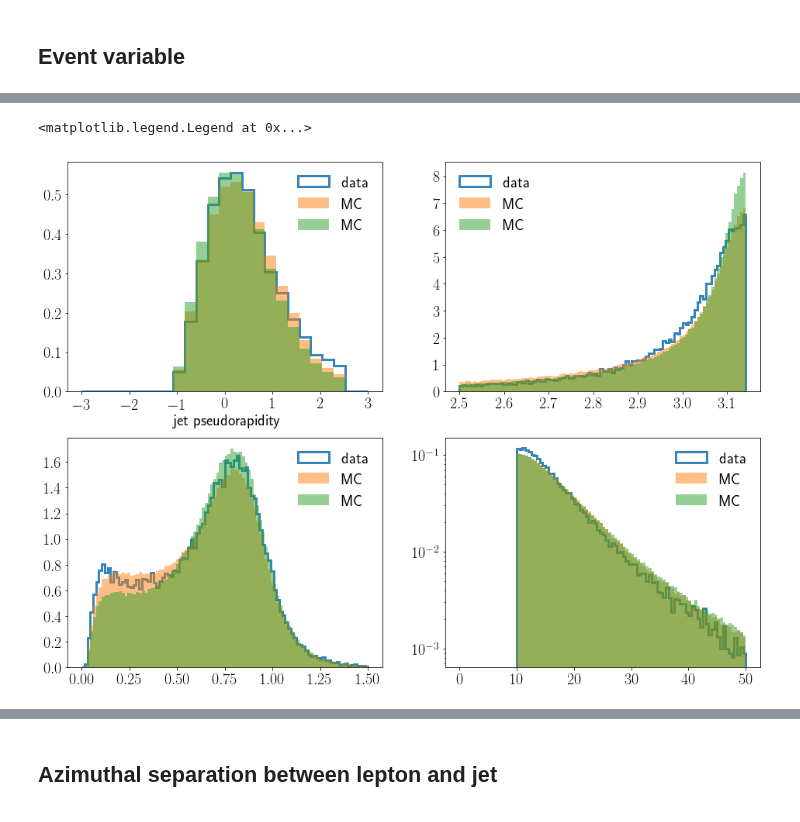
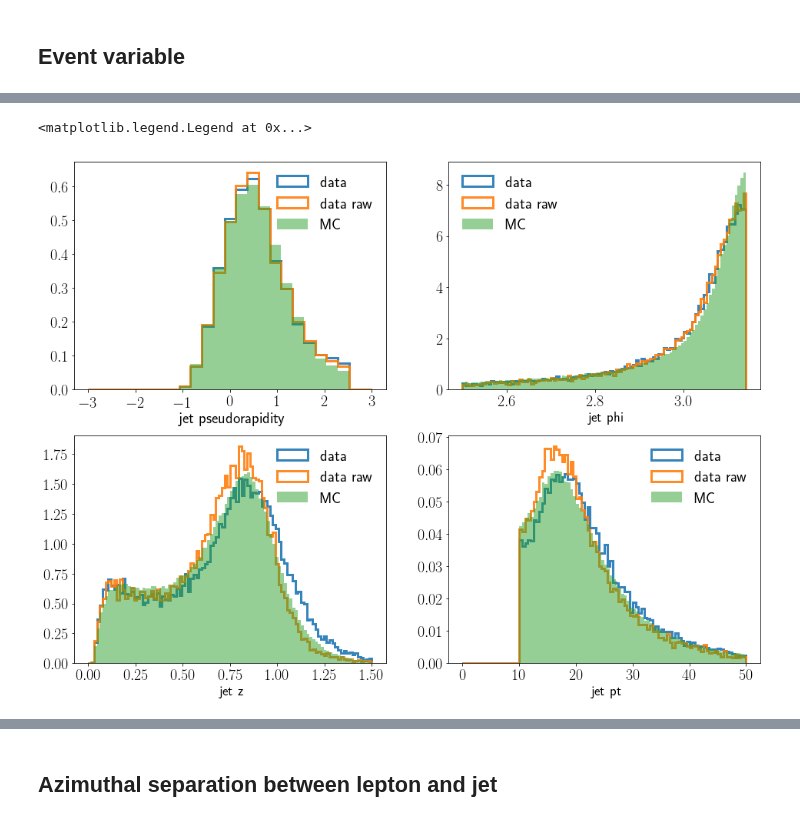
Before and after one commit to miguelignacio/disjets, a Jupyter notebook: disjets.ipynb, the cells around one changed output, grey strips where cells are left out. Cells and saved outputs as stored; diff of their text form; code cells hidden in the pictures.

```diff
--- a/disjets.ipynb
+++ b/disjets.ipynb
@@ -43,12 +39,22 @@ def getJetData(inputFiles, isMC=False):
     scalar.append('x')
     scalar.append('y')
     scalar.append('Q2')
+
+    scalar.append('x_es')
+    scalar.append('y_es')
+    scalar.append('Q2_es')
+
     scalar.append('vertex_z')
+    scalar.append('ptratio')
+    scalar.append('ptmiss')
+    scalar.append('acoplanarity')
+    scalar.append('Empz')
 
     scalar.append('e_eta')
     scalar.append('e_theta')
     scalar.append('e_p')
     scalar.append('e_pt')
+    scalar.append('e_phi')
 
     cols.append('jet_p')
     cols.append('jet_pt')
@@ -56,14 +62,16 @@ def getJetData(inputFiles, isMC=False):
     cols.append('jet_dphi')
     cols.append('jet_z')
     cols.append('jet_eta')
+    cols.append('jet_phi')
 
     if(isMC):
+        scalar.append('Weight')
+        scalar.append('WeightGen')
         cols.append('genjet_p')
         cols.append('genjet_pt')
         cols.append('genjet_qt')
         cols.append('genjet_dphi')
         cols.append('genjet_z')
-
 
     lists = scalar
     dataframes = []
@@ -128,7 +150,7 @@ def applyCutsJets(df,isMC=False):
     temp = applyCut(temp, 'abs(vertex_z)<25 and vertex_z!=0','abs(vertex_z)<25 and and vertex_z!=0')
     temp = applyCut(temp, '0.2 < y < 0.7', '0.2 < y < 0.7')
     temp = applyCut(temp, 'Q2>150', 'Q2>150')
-    temp = applyCut(temp, 'e_pt>10', 'e_pt >10')
+    temp = applyCut(temp, 'e_pt>15', 'e_pt >15')
     temp = applyCut(temp, 'jet_pt>10', 'jet_pt>10')
     #temp = applyCut(temp, 'jet_qt<5', 'jet_qt<5')
 
@@ -209,7 +208,6 @@ jet_pt>10 55963  fraction kept: 66.8
 # %%
-mc_jet = getJetData(['djangoh.root'],isMC=True)
-mc_jet = applyCutsJets(mc_jet, isMC=True)
-
-altmc_jet = getJetData(['rapgap.root'],isMC=True)
-altmc_jet = applyCutsJets(altmc_jet, isMC=True)
+df_jet      = applyCutsJets(getJetData(['data_calibrated.root']))
+dfraw_jet      = applyCutsJets(getJetData(['data_notcalibrated.root']))
+mc_jet = applyCutsJets(getJetData(['djangoh.root'],isMC=True))
+altmc_jet = applyCutsJets(getJetData(['rapgap.root'],isMC=True))
 # %% [output]
@@ -751,8 +696,9 @@ fig = plt.figure(figsize=(16,12))
 
 plt.subplot(221)
 plt.hist(df_jet['jet_eta'],bins=25,normed=True,range=(-3.0,3.0),alpha=0.9,label='data',histtype='step',linewidth=3)
+plt.hist(dfraw_jet['jet_eta'],bins=25,normed=True,range=(-3.0,3.0),alpha=0.9,label='data raw',histtype='step',linewidth=3)
 plt.hist(mc_jet['jet_eta'],bins=25,normed=True,range=(-3.0,3.0),alpha=0.5,label='MC')
-plt.hist(altmc_jet['jet_eta'],bins=25,normed=True,range=(-3.0,3.0),alpha=0.5,label='MC')
+#plt.hist(altmc_jet['jet_eta'],bins=25,normed=True,range=(-3.0,3.0),alpha=0.5,label='MC')
 
 plt.ylim(bottom=0.0)
 
@@ -765,36 +711,42 @@ plt.legend(prop={'size': 20}, frameon=False, loc='best')
 
 plt.subplot(222)
 plt.hist(df_jet['jet_dphi'],bins=100,normed=True,range=(2.5,np.pi),alpha=0.9,label='data',histtype='step',linewidth=3)
+plt.hist(dfraw_jet['jet_dphi'],bins=100,normed=True,range=(2.5,np.pi),alpha=0.9,label='data raw',histtype='step',linewidth=3)
 plt.hist(mc_jet['jet_dphi'],bins=100,normed=True,range=(2.5,np.pi),alpha=0.5,label='MC')
-plt.hist(altmc_jet['jet_dphi'],bins=100,normed=True,range=(2.5,np.pi),alpha=0.5,label='MC')
-
+#plt.hist(altmc_jet['jet_dphi'],bins=100,normed=True,range=(2.5,np.pi),alpha=0.5,label='MC')
+plt.xlabel('jet phi ')
 #plt.ylim(bottom=0.0)
 plt.yticks(fontsize=20)
 plt.xticks(fontsize=20)
 #plt.yscale('log')
 plt.legend(prop={'size': 20}, frameon=False, loc='best')
 
 plt.subplot(223)
 plt.hist(df_jet['jet_z'],bins=100,normed=True,range=(0,1.5),alpha=0.9,label='data',histtype='step',linewidth=3)
+plt.hist(dfraw_jet['jet_z'],bins=100,normed=True,range=(0,1.5),alpha=0.9,label='data raw',histtype='step',linewidth=3)
 plt.hist(mc_jet['jet_z'],bins=100,normed=True,range=(0,1.5),alpha=0.5,label='MC')
-plt.hist(altmc_jet['jet_z'],bins=100,normed=True,range=(0,1.5),alpha=0.5,label='MC')
+#plt.hist(altmc_jet['jet_z'],bins=100,normed=True,range=(0,1.5),alpha=0.5,label='MC')
+plt.xlabel('jet z ')
 
 #plt.ylim(bottom=0.0)
 plt.yticks(fontsize=20)
 plt.xticks(fontsize=20)
 plt.legend(prop={'size': 20}, frameon=False, loc='best')
 
 
 plt.subplot(224)
 plt.hist(df_jet['jet_pt'],bins=100,normed=True,range=(0,50.0),alpha=0.9,label='data',histtype='step',linewidth=3)
+plt.hist(dfraw_jet['jet_pt'],bins=100,normed=True,range=(0,50.0),alpha=0.9,label='data raw',histtype='step',linewidth=3)
+
 plt.hist(mc_jet['jet_pt'],bins=100,normed=True,range=(0,50.0),alpha=0.5,label='MC')
-plt.hist(altmc_jet['jet_pt'],bins=100,normed=True,range=(0,50.0),alpha=0.5,label='MC')
+#plt.hist(altmc_jet['jet_pt'],bins=100,normed=True,range=(0,50.0),alpha=0.5,label='MC')
+plt.xlabel('jet pt ')
 
 #plt.ylim(bottom=0.0)
 plt.yticks(fontsize=20)
 plt.xticks(fontsize=20)
-plt.yscale('log')
+#plt.yscale('log')
 plt.legend(prop={'size': 20}, frameon=False, loc='best')
 # %% [output]
 <matplotlib.legend.Legend at 0x...>
-[figure, old version]
+[figure, new version]
```
Also changed, not shown: parts of 39 cells of this notebook, 1 other file.
